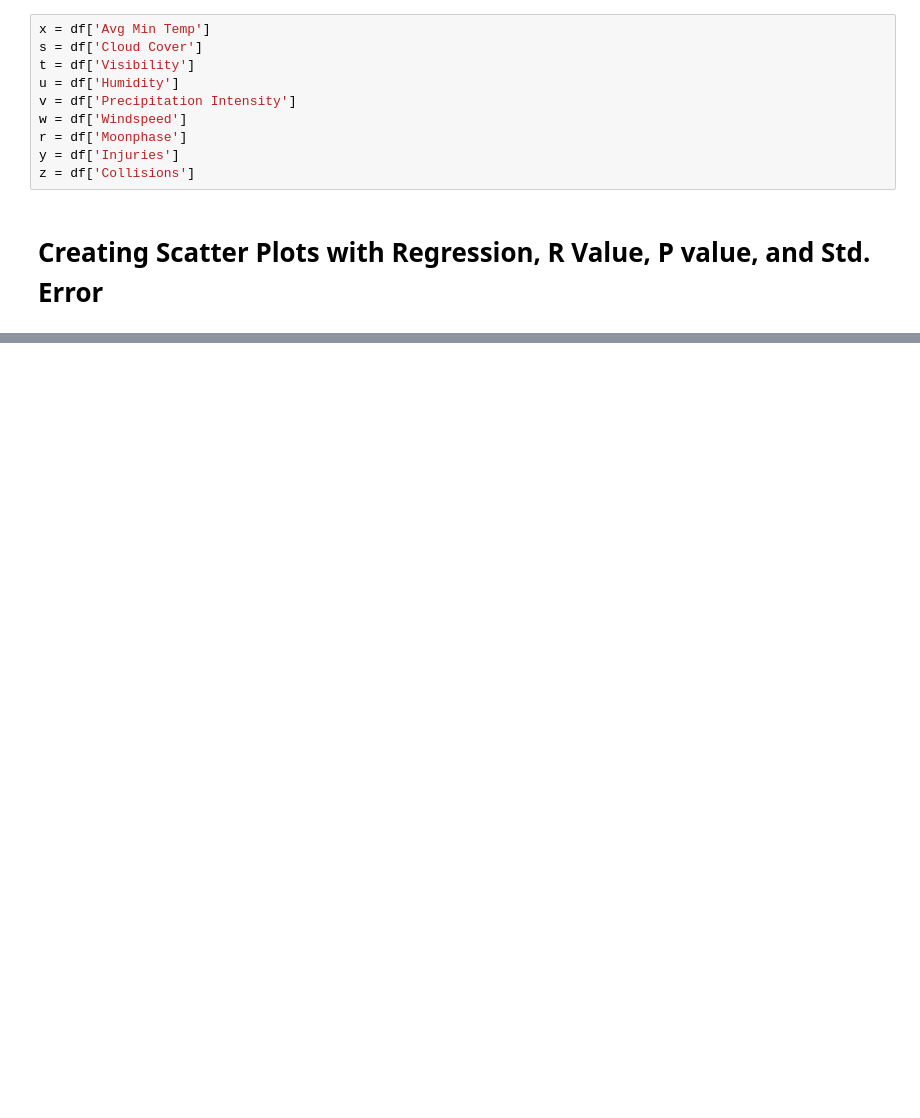
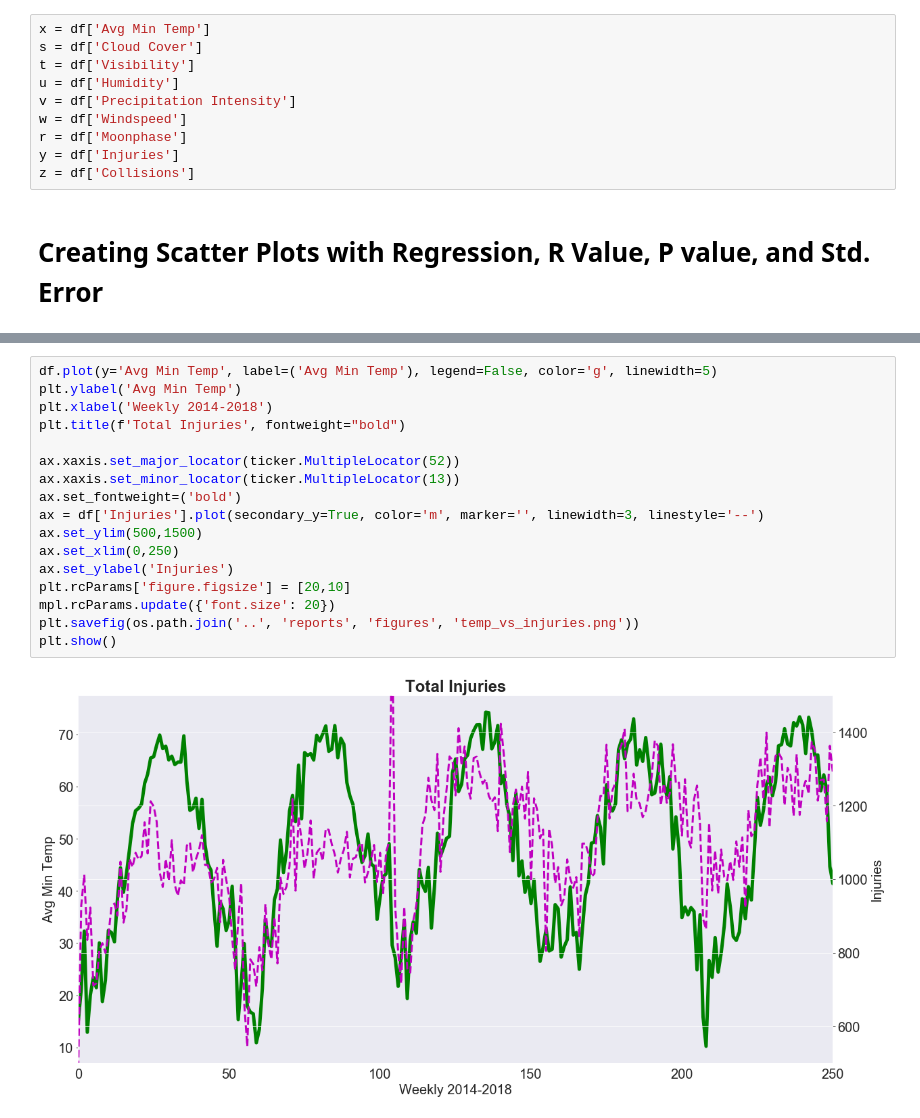
Before and after one commit to huntercash/ProjectOne, a Jupyter notebook: master_notebooks/analysis.ipynb, the cells around one changed output, grey strips where cells are left out. Cells and saved outputs as stored; diff of their text form; blank space fills up the shorter version.

```diff
--- a/master_notebooks/analysis.ipynb
+++ b/master_notebooks/analysis.ipynb
@@ -584,0 +577,19 @@ plt.show()
+# %%
+df.plot(y='Avg Min Temp', label=('Avg Min Temp'), legend=False, color='g', linewidth=5)
+plt.ylabel('Avg Min Temp')
+plt.xlabel('Weekly 2014-2018')
+plt.title(f'Total Injuries', fontweight="bold")
+
+ax.xaxis.set_major_locator(ticker.MultipleLocator(52))
+ax.xaxis.set_minor_locator(ticker.MultipleLocator(13))
+ax.set_fontweight=('bold')
+ax = df['Injuries'].plot(secondary_y=True, color='m', marker='', linewidth=3, linestyle='--')
+ax.set_ylim(500,1500)
+ax.set_xlim(0,250)
+ax.set_ylabel('Injuries')
+plt.rcParams['figure.figsize'] = [20,10]
+mpl.rcParams.update({'font.size': 20})
+plt.savefig(os.path.join('..', 'reports', 'figures', 'temp_vs_injuries.png'))
+plt.show()
+# %% [output]
+[figure, added]
```
Also changed, not shown: parts of 20 cells of this notebook, 20 other files.
